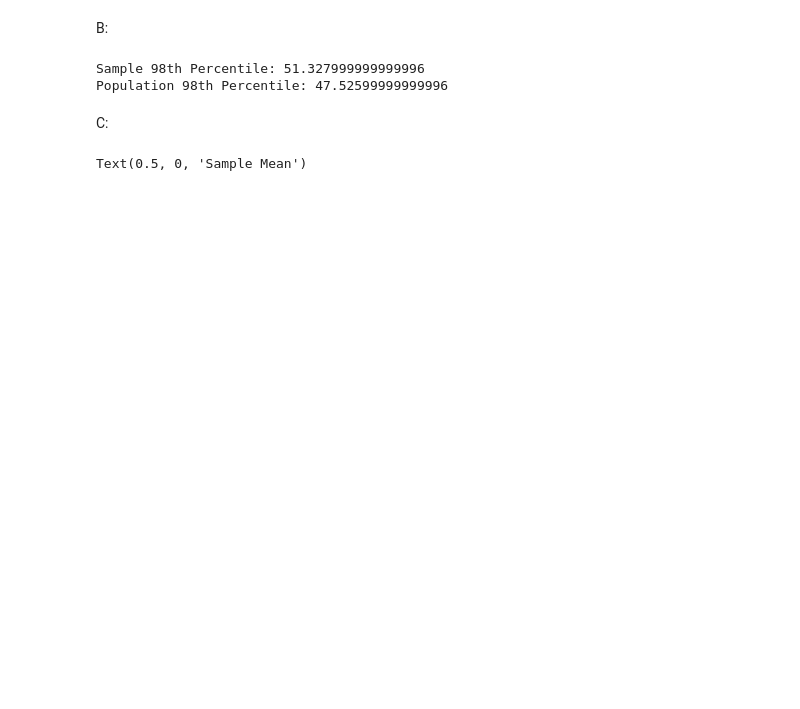
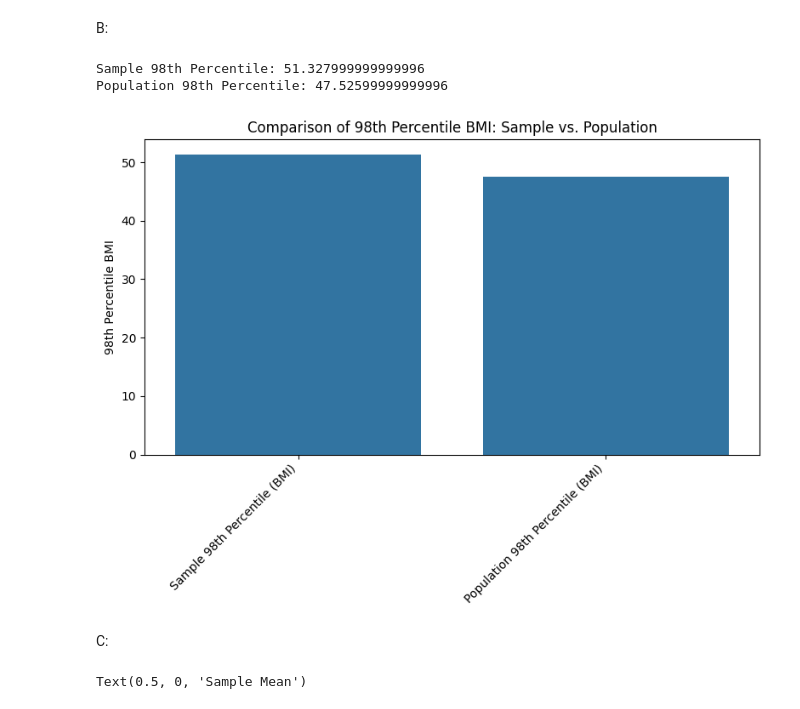
Before and after one commit to Zjmgpk/CS5530, a Jupyter notebook: Assignment_2/Assignment_2_2/Source/Assignment2_2.ipynb, the cells around one changed output. Cells and saved outputs as stored; diff of their text form; code cells hidden in the pictures; blank space fills up the shorter version.

```diff
--- a/Assignment_2/Assignment_2_2/Source/Assignment2_2.ipynb
+++ b/Assignment_2/Assignment_2_2/Source/Assignment2_2.ipynb
@@ -96,6 +120,21 @@ print("Population 98th Percentile:", population_98)
 # %% [output]
 Sample 98th Percentile: 51.327999999999996
 Population 98th Percentile: 47.52599999999996
+# %%
+data = {'Category': ['Sample 98th Percentile (BMI)', 'Population 98th Percentile (BMI)'],
+        '98th Percentile Value': [sample_98, population_98]}
+comparison_df = pandas.DataFrame(data)
+
+plt.figure(figsize=(8, 6))
+sns.barplot(x='Category', y='98th Percentile Value', data=comparison_df)
+plt.title('Comparison of 98th Percentile BMI: Sample vs. Population')
+plt.ylabel('98th Percentile BMI')
+plt.xlabel('')
+plt.xticks(rotation=45, ha='right')
+plt.tight_layout()
+plt.show()
+# %% [output]
+[figure, added]
 # %% [markdown]
 C:
 # %%
```
Also changed, not shown: parts of 3 cells of this notebook.
